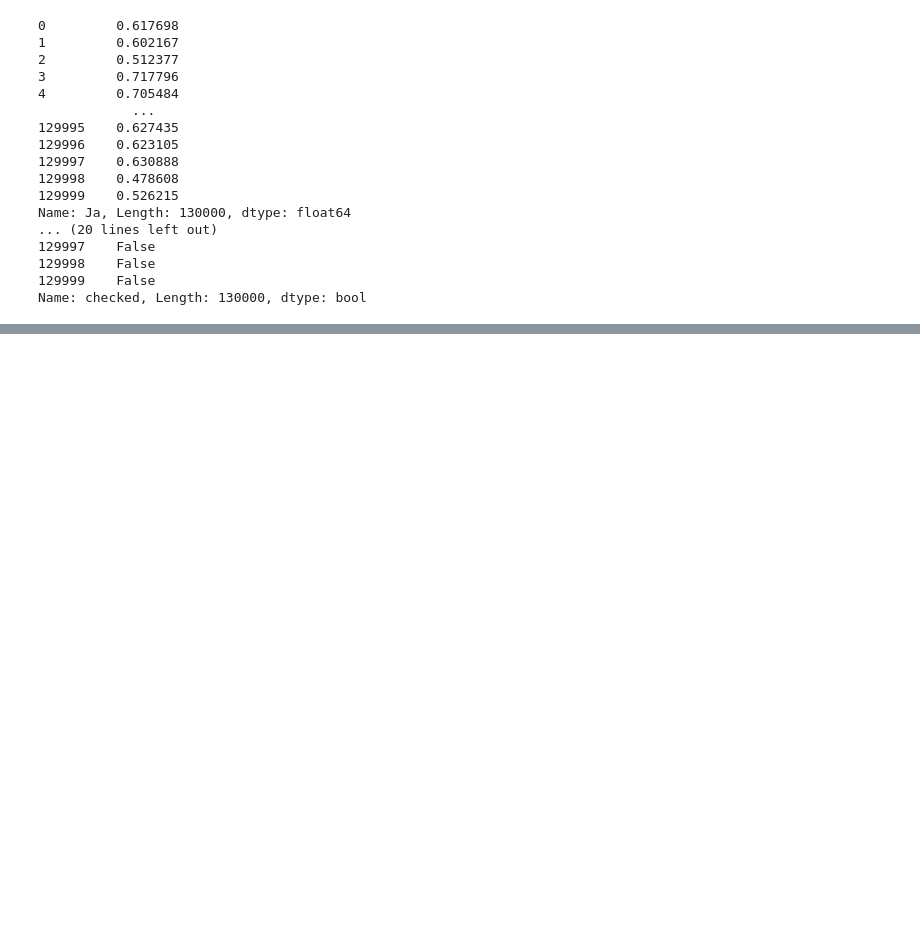
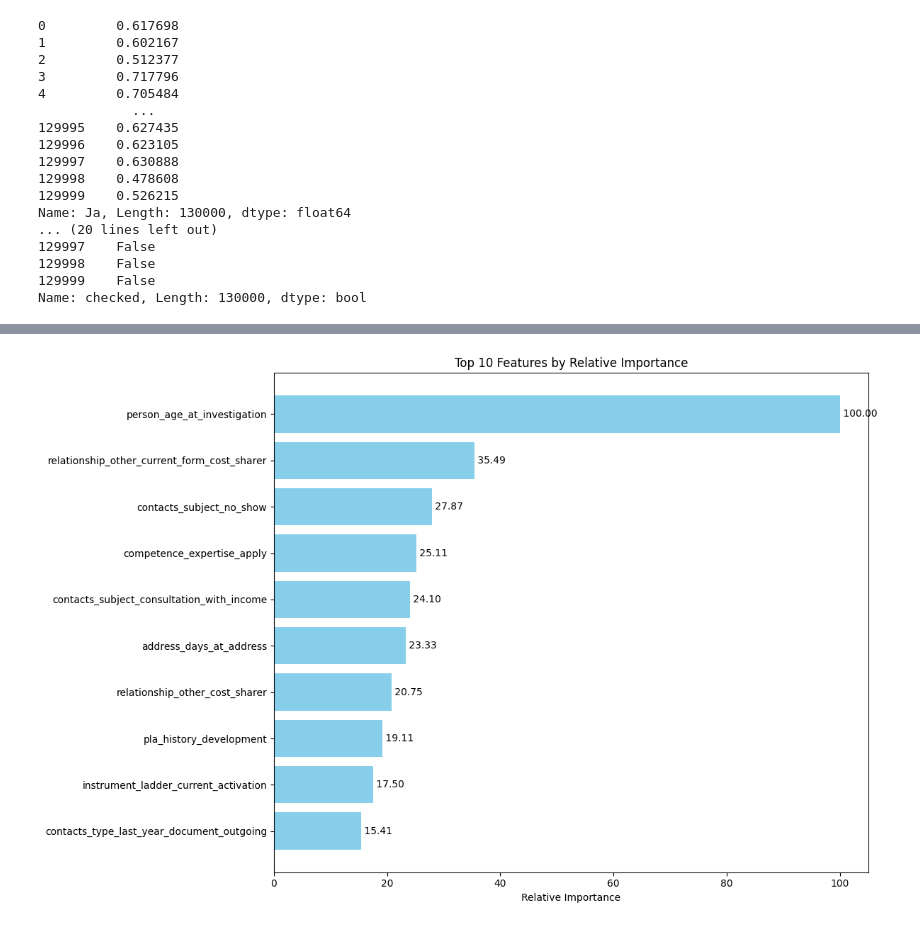
Before and after one commit to yulinchen03/TestingProject, a Jupyter notebook: model/model_2_visualisation.ipynb, the cells around one changed output, grey strips where cells are left out. Drawn from its saved outputs; the diff is of its cells as text; code cells hidden in the pictures; blank space fills up the shorter version.

Commit message:
added visualisation for feature importance using bar chart

```diff
--- a/model/model_2_visualisation.ipynb
+++ b/model/model_2_visualisation.ipynb
@@ -84,3 +86,10 @@ Name: Ja, Length: 130000, dtype: float64
 129998    False
 129999    False
 Name: checked, Length: 130000, dtype: bool
+# %%
+# load in data description
+data_desc = pd.read_csv('../data/data_description.csv')
+
+# sort on high to low importance
+data_desc_sorted = data_desc.sort_values(by='Relative importance', ascending=False)
+print(data_desc_sorted)
@@ -86,0 +114,28 @@ Name: checked, Length: 130000, dtype: bool
+# %%
+# visualise data description with imporant weight in histogram
+import matplotlib.pyplot as plt
+import matplotlib.colors as mcolors
+# Select the top 10 features
+top_10 = data_desc_sorted.head(10)
+# For better visualization, reverse the DataFrame to have the highest importance at the top
+top_10 = top_10[::-1]
+
+# Set the figure size for better readability
+plt.figure(figsize=(12, 8))
+
+# Create a horizontal bar chart
+plt.barh(top_10['Feature (en)'], top_10['Relative importance'], color='skyblue')
+
+# Add labels and title
+plt.xlabel('Relative Importance')
+plt.title('Top 10 Features by Relative Importance')
+
+# Display the values on the bars
+for index, value in enumerate(top_10['Relative importance']):
+    plt.text(value, index, f' {value:.2f}', va='center')
+
+# Show the plot
+plt.tight_layout()
+plt.show()
+# %% [output]
+[figure, added]
```
Also changed, not shown: parts of 3 cells of this notebook.
